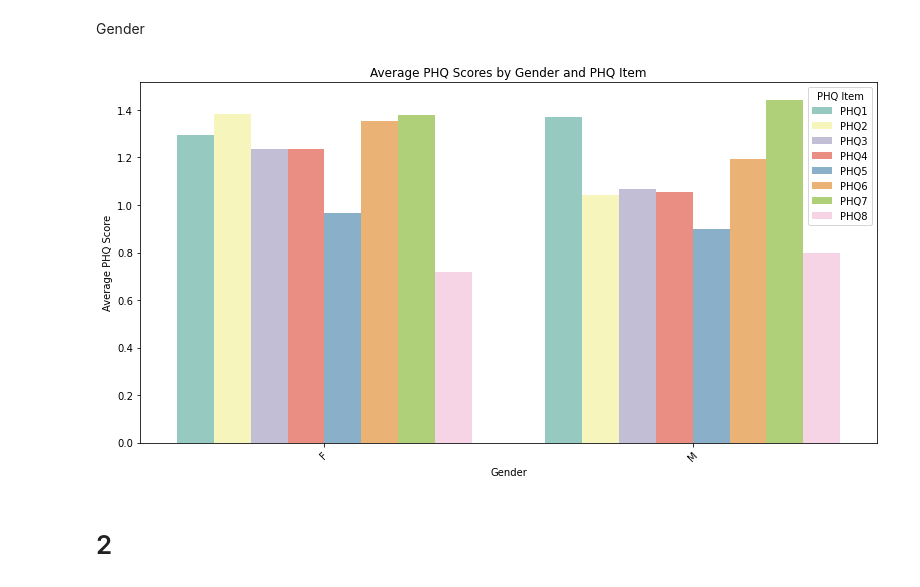
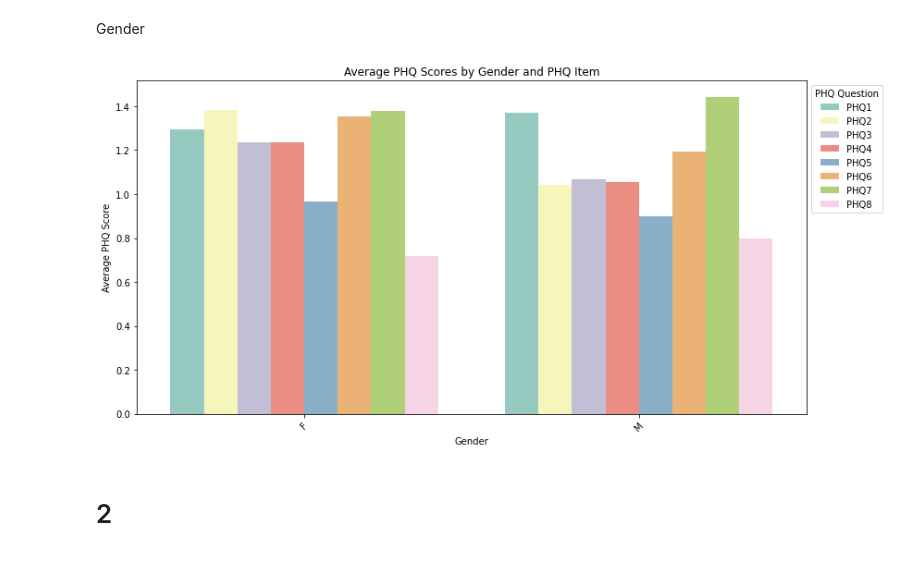
Before and after one commit to BrianNderu/Mental-Assessment-Analysis, a Jupyter notebook: Notebook.ipynb, the cells around one changed output. Drawn from its saved outputs; the diff is of its cells as text; code cells hidden in the pictures.

```diff
--- a/Notebook.ipynb
+++ b/Notebook.ipynb
@@ -338,26 +338,26 @@ Gender
 # %%
 # Group by Gender and calculate the mean PHQ scores
 grouped_df = df.groupby('Gender')[['PHQ1', 'PHQ2', 'PHQ3', 'PHQ4', 'PHQ5', 'PHQ6', 'PHQ7', 'PHQ8']].mean()
 
 # Reset index to convert the groupby result back to a DataFrame
 grouped_df = grouped_df.reset_index()
 
 # Melt the grouped DataFrame for easier visualization
 melted_df = grouped_df.melt(id_vars=['Gender'], value_vars=['PHQ1', 'PHQ2', 'PHQ3', 'PHQ4', 'PHQ5', 'PHQ6', 'PHQ7', 'PHQ8'],
-                            var_name='PHQ_Item', value_name='Average_PHQ_Score')
+                            var_name='PHQ_Question', value_name='Average_PHQ_Score')
 
 # Create a bar plot of average PHQ scores by gender and PHQ item
 plt.figure(figsize=(12, 6))
-sns.barplot(data=melted_df, x='Gender', y='Average_PHQ_Score', hue='PHQ_Item', ci=None, palette='Set3')
+sns.barplot(data=melted_df, x='Gender', y='Average_PHQ_Score', hue='PHQ_Question', ci=None, palette='Set3')
 plt.title('Average PHQ Scores by Gender and PHQ Item')
 plt.xlabel('Gender')
 plt.ylabel('Average PHQ Score')
-plt.legend(title='PHQ Item', bbox_to_anchor=(1,1))
+plt.legend(title='PHQ Question', bbox_to_anchor=(1,1))
 plt.xticks(rotation=45)
 plt.tight_layout()
 plt.show()
 # %% [output]
-[figure, old version]
+[figure, new version]
 # %% [markdown]
 # 2
 # %%
```
Also changed, not shown: parts of 6 cells of this notebook, 1 other file.
